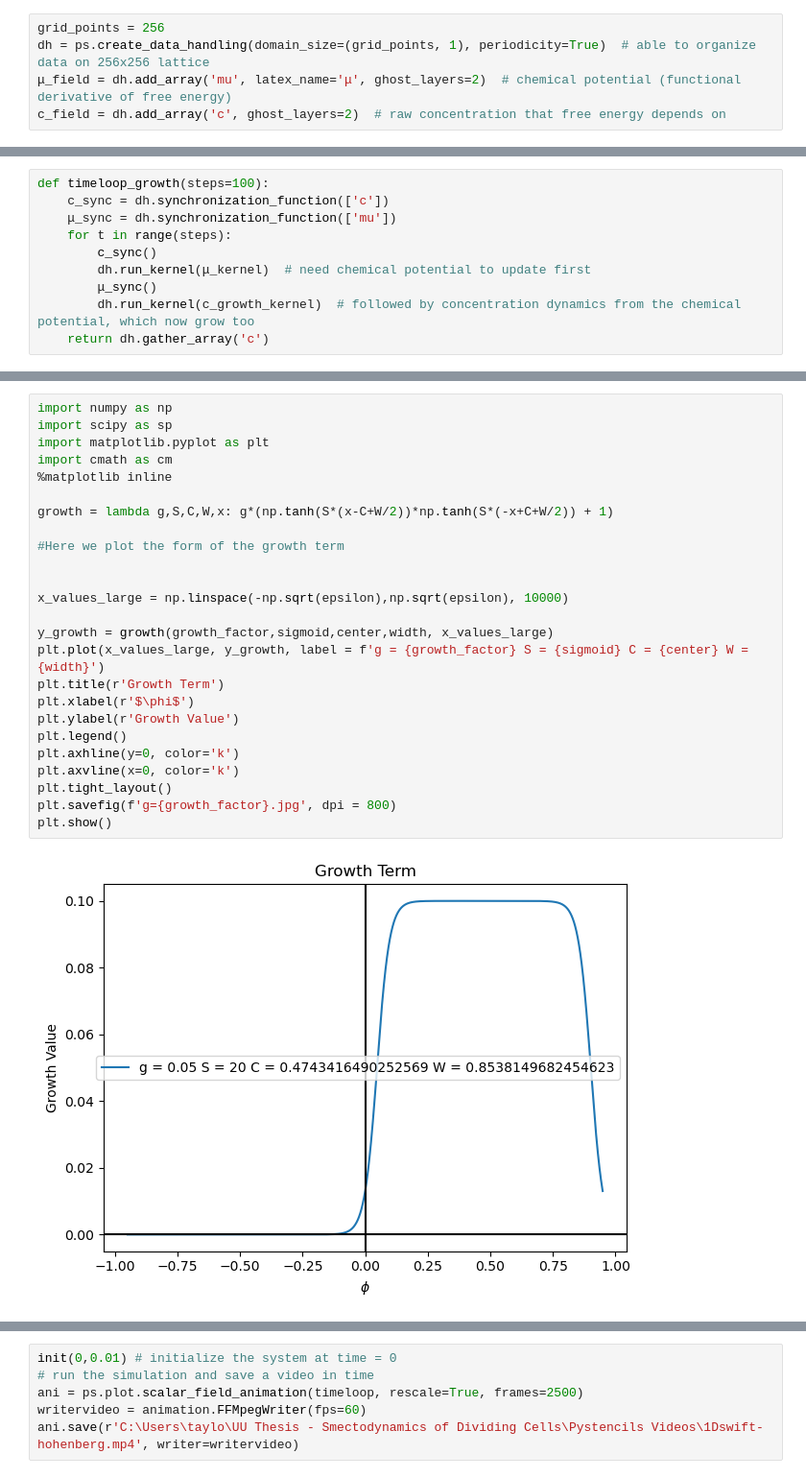
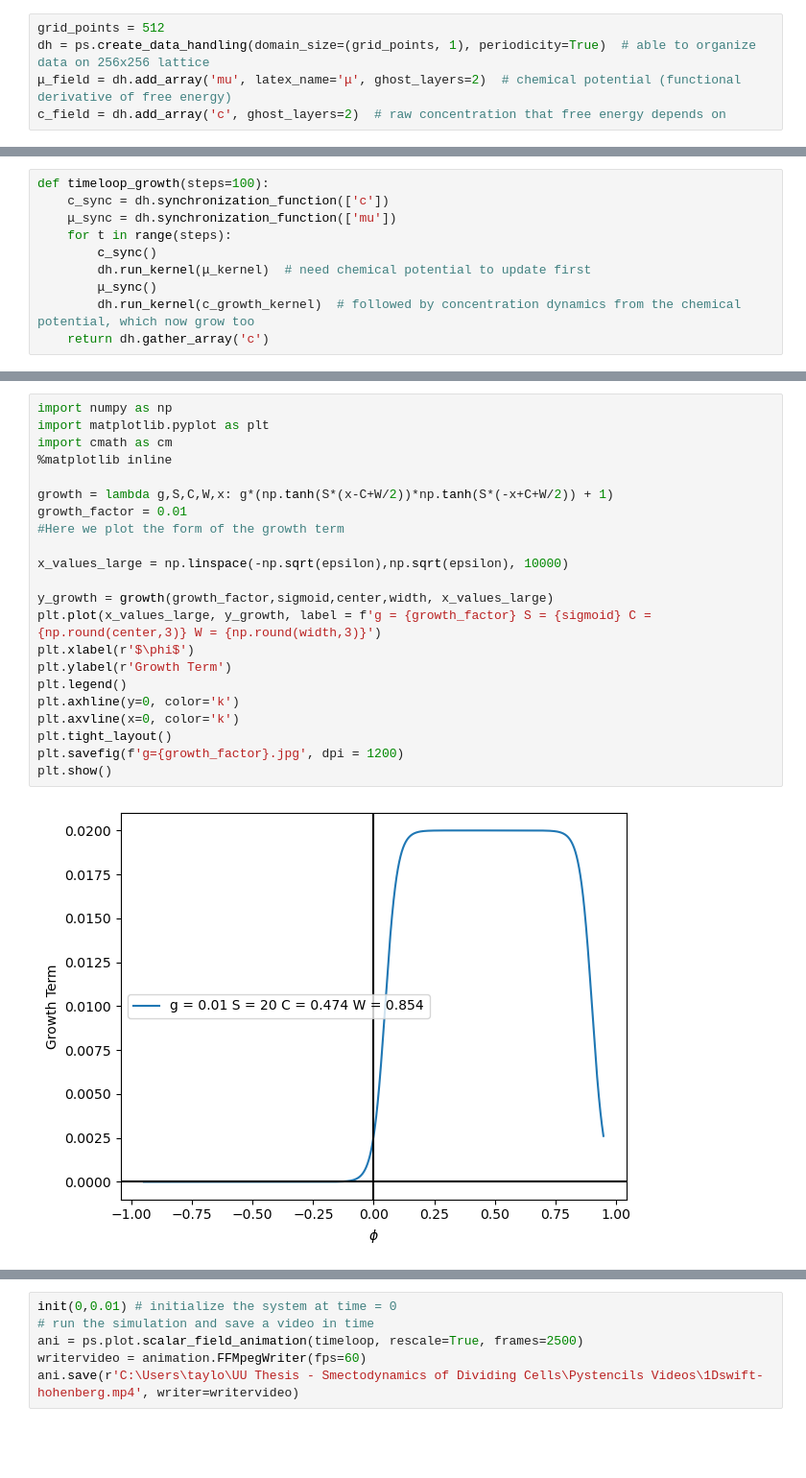
Before and after one commit to Twomac/pattern-formation-and-cellular-growth, a Jupyter notebook: Pystencils 1D Smectic Layering - 2D Special Case.ipynb, the cells around one changed output, grey strips where cells are left out. Shown: that part at 96% size. Cells and saved outputs as stored; diff of their text form; blank space fills up the shorter version.

Commit message:
Automated growth checks

```diff
--- a/Pystencils 1D Smectic Layering - 2D Special Case.ipynb
+++ b/Pystencils 1D Smectic Layering - 2D Special Case.ipynb
@@ -13,7 +13,7 @@ import math
 import time
 %matplotlib inline
 # %%
-grid_points = 256
+grid_points = 512
 dh = ps.create_data_handling(domain_size=(grid_points, 1), periodicity=True)  # able to organize data on 256x256 lattice
 μ_field = dh.add_array('mu', latex_name='μ', ghost_layers=2)  # chemical potential (functional derivative of free energy)
 c_field = dh.add_array('c', ghost_layers=2)  # raw concentration that free energy depends on
@@ -420,27 +491,24 @@ anim.save(r'C:\Users\taylo\UU Thesis - Smectodynamics of Dividing Cells\Pystenci
 # %%
 import numpy as np
-import scipy as sp
 import matplotlib.pyplot as plt
 import cmath as cm
 %matplotlib inline
 
 growth = lambda g,S,C,W,x: g*(np.tanh(S*(x-C+W/2))*np.tanh(S*(-x+C+W/2)) + 1)
-
+growth_factor = 0.01
 #Here we plot the form of the growth term
-
 
 x_values_large = np.linspace(-np.sqrt(epsilon),np.sqrt(epsilon), 10000)
 
 y_growth = growth(growth_factor,sigmoid,center,width, x_values_large)
-plt.plot(x_values_large, y_growth, label = f'g = {growth_factor} S = {sigmoid} C = {center} W = {width}')
-plt.title(r'Growth Term')
+plt.plot(x_values_large, y_growth, label = f'g = {growth_factor} S = {sigmoid} C = {np.round(center,3)} W = {np.round(width,3)}')
 plt.xlabel(r'$\phi$')
-plt.ylabel(r'Growth Value')
+plt.ylabel(r'Growth Term')
 plt.legend()
 plt.axhline(y=0, color='k')
 plt.axvline(x=0, color='k')
 plt.tight_layout()
-plt.savefig(f'g={growth_factor}.jpg', dpi = 800)
+plt.savefig(f'g={growth_factor}.jpg', dpi = 1200)
 plt.show()
 # %% [output]
-[figure, old version]
+[figure, new version]
```
Also changed, not shown: parts of 24 cells of this notebook, 16 other files.
